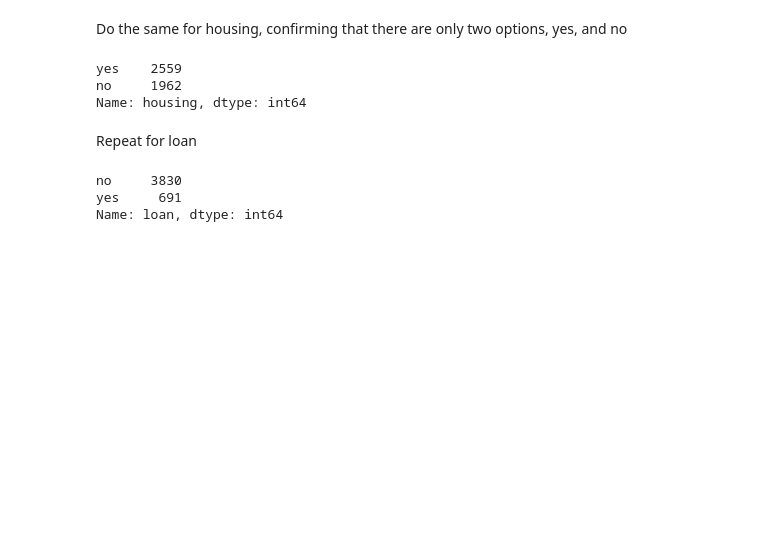
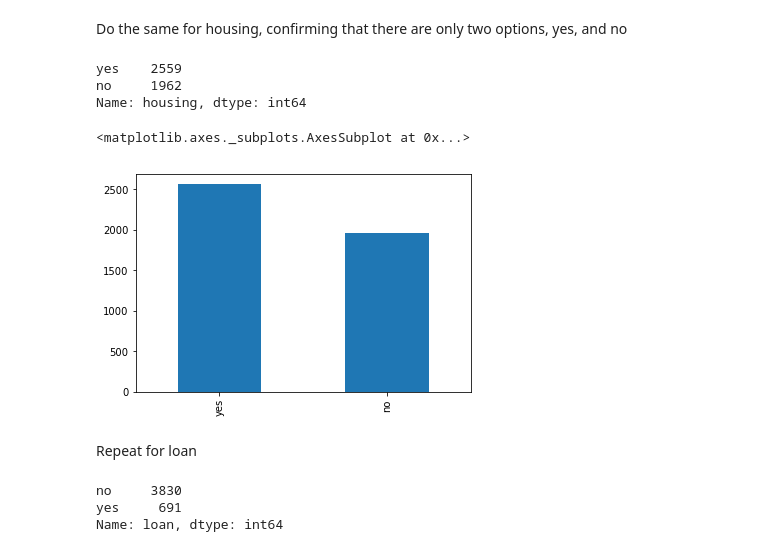
Before and after one commit to TrainingByPackt/Applied-Deep-Learning-with-Keras, a Jupyter notebook: Chapter 1/Activity 2.ipynb, the cells around one changed output. Cells and saved outputs as stored; diff of their text form; code cells hidden in the pictures; blank space fills up the shorter version.

```diff
--- a/Chapter 1/Activity 2.ipynb
+++ b/Chapter 1/Activity 2.ipynb
@@ -69,6 +109,11 @@ bank_data['housing'].value_counts()
 yes    2559
 no     1962
 Name: housing, dtype: int64
+# %%
+bank_data['housing'].value_counts().plot(kind='bar')
+# %% [output]
+<matplotlib.axes._subplots.AxesSubplot at 0x...>
+[figure, added]
 # %%
 bank_data['is_housing'] = bank_data['housing'].apply(lambda row: 1 if row == 'yes' else 0)
 # %% [markdown]
```
Also changed, not shown: parts of 36 cells of this notebook.
